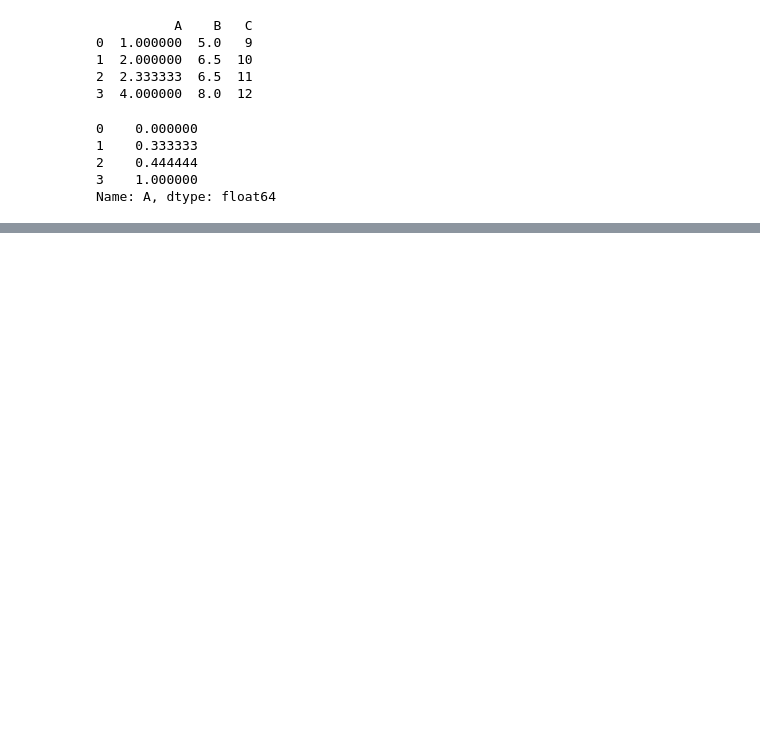
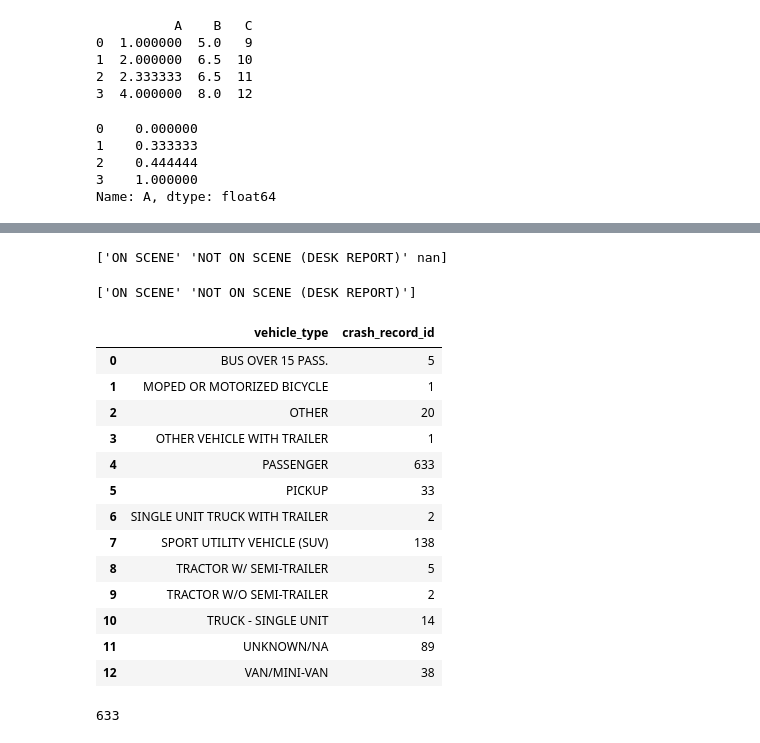
Before and after one commit to contaxtdave/building-data-pipelines, a Jupyter notebook: chapter_5/transformations.ipynb, the cells around one changed output, grey strips where cells are left out. Cells and saved outputs as stored; diff of their text form; code cells hidden in the pictures; blank space fills up the shorter version.

```diff
--- a/chapter_5/transformations.ipynb
+++ b/chapter_5/transformations.ipynb
@@ -37,0 +90,39 @@ FileNotFoundError: [Errno 2] No such file or directory: 'data/traffic_crashes.cs
+# %%
+df_crashes = df_crashes.dropna(axis='index', thresh=2, inplace=False)
+# %%
+print(df_crashes['report_type'].unique())
+# %% [output]
+['ON SCENE' 'NOT ON SCENE (DESK REPORT)' nan]
+# %%
+df_crashes = df_crashes.fillna(value={'report_type': 'ON SCENE'})
+# %%
+print(df_crashes['report_type'].unique())
+# %% [output]
+['ON SCENE' 'NOT ON SCENE (DESK REPORT)']
+# %%
+df_vehicles = pd.read_csv("/users/david/building-data-pipelines/chapter_5/data/traffic_crash_vehicle.csv")
+# %%
+df = df_crashes.merge(df_vehicles, how='left', on='crash_record_id', suffixes=('_left', '_right'))
+# %%
+df_agg = df.groupby('vehicle_type').agg({'crash_record_id': 'count'}).reset_index()
+df_agg
+# %% [output]
+|  | vehicle_type | crash_record_id |
+| 0 | BUS OVER 15 PASS. | 5 |
+| 1 | MOPED OR MOTORIZED BICYCLE | 1 |
+| 2 | OTHER | 20 |
+| 3 | OTHER VEHICLE WITH TRAILER | 1 |
+| 4 | PASSENGER | 633 |
+| 5 | PICKUP | 33 |
+| 6 | SINGLE UNIT TRUCK WITH TRAILER | 2 |
+| 7 | SPORT UTILITY VEHICLE (SUV) | 138 |
+| 8 | TRACTOR W/ SEMI-TRAILER | 5 |
+| 9 | TRACTOR W/O SEMI-TRAILER | 2 |
+| 10 | TRUCK - SINGLE UNIT | 14 |
+| 11 | UNKNOWN/NA | 89 |
+| 12 | VAN/MINI-VAN | 38 |
+# %%
+number_of_passenger_cars_involved = df_agg[df_agg['vehicle_type'] == 'PASSENGER']['crash_record_id'].array[0]
+number_of_passenger_cars_involved
+# %% [output]
+633
```
Also changed, not shown: parts of 22 cells of this notebook, 3 other files.
